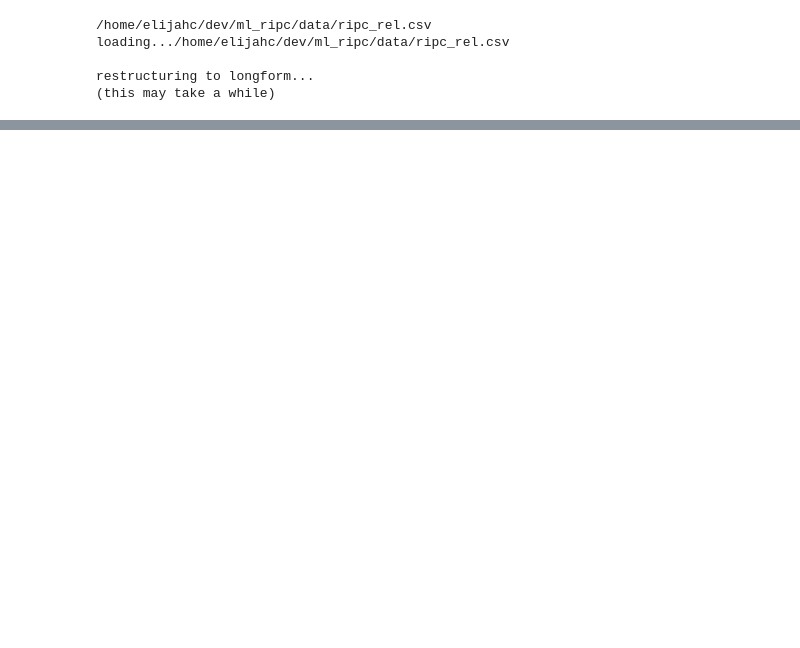
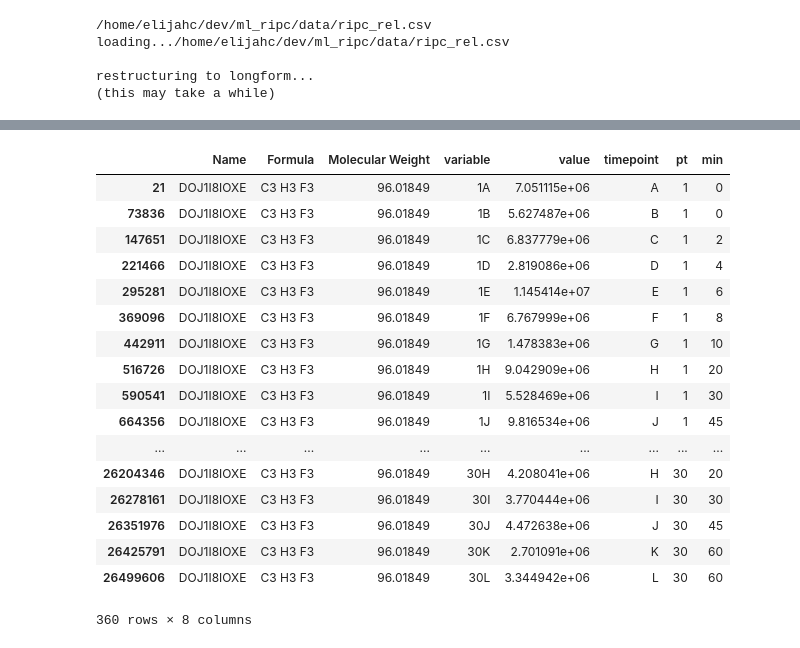
Before and after one commit to jzlab/ml_RIPC, a Jupyter notebook: notebooks/load_data.ipynb, the cells around one changed output, grey strips where cells are left out. Saved outputs shown, nothing was run; the diff lists cells and outputs as text; code cells hidden in the pictures; blank space fills up the shorter version.

```diff
--- a/notebooks/load_data.ipynb
+++ b/notebooks/load_data.ipynb
@@ -32,0 +66,21 @@ array([')', '0', '1', '2', '3', '4', '5', '6', '7', '8', '9', 'A', 'B',
+# %%
+rel_df[rel_df['Molecular Weight']==96.01849]
+# %% [output]
+|  | Name | Formula | Molecular Weight | variable | value | timepoint | pt | min |
+| 21 | DOJ1I8IOXE | C3 H3 F3 | 96.01849 | 1A | 7.051115e+06 | A | 1 | 0 |
+| 73836 | DOJ1I8IOXE | C3 H3 F3 | 96.01849 | 1B | 5.627487e+06 | B | 1 | 0 |
+| 147651 | DOJ1I8IOXE | C3 H3 F3 | 96.01849 | 1C | 6.837779e+06 | C | 1 | 2 |
+| 221466 | DOJ1I8IOXE | C3 H3 F3 | 96.01849 | 1D | 2.819086e+06 | D | 1 | 4 |
+| 295281 | DOJ1I8IOXE | C3 H3 F3 | 96.01849 | 1E | 1.145414e+07 | E | 1 | 6 |
+| 369096 | DOJ1I8IOXE | C3 H3 F3 | 96.01849 | 1F | 6.767999e+06 | F | 1 | 8 |
+| 442911 | DOJ1I8IOXE | C3 H3 F3 | 96.01849 | 1G | 1.478383e+06 | G | 1 | 10 |
+| 516726 | DOJ1I8IOXE | C3 H3 F3 | 96.01849 | 1H | 9.042909e+06 | H | 1 | 20 |
+| 590541 | DOJ1I8IOXE | C3 H3 F3 | 96.01849 | 1I | 5.528469e+06 | I | 1 | 30 |
+| 664356 | DOJ1I8IOXE | C3 H3 F3 | 96.01849 | 1J | 9.816534e+06 | J | 1 | 45 |
+| ... | ... | ... | ... | ... | ... | ... | ... | ... |
+| 26204346 | DOJ1I8IOXE | C3 H3 F3 | 96.01849 | 30H | 4.208041e+06 | H | 30 | 20 |
+| 26278161 | DOJ1I8IOXE | C3 H3 F3 | 96.01849 | 30I | 3.770444e+06 | I | 30 | 30 |
+| 26351976 | DOJ1I8IOXE | C3 H3 F3 | 96.01849 | 30J | 4.472638e+06 | J | 30 | 45 |
+| 26425791 | DOJ1I8IOXE | C3 H3 F3 | 96.01849 | 30K | 2.701091e+06 | K | 30 | 60 |
+| 26499606 | DOJ1I8IOXE | C3 H3 F3 | 96.01849 | 30L | 3.344942e+06 | L | 30 | 60 |
+360 rows × 8 columns
```
Also changed, not shown: parts of 12 cells of this notebook, 4 other files.
